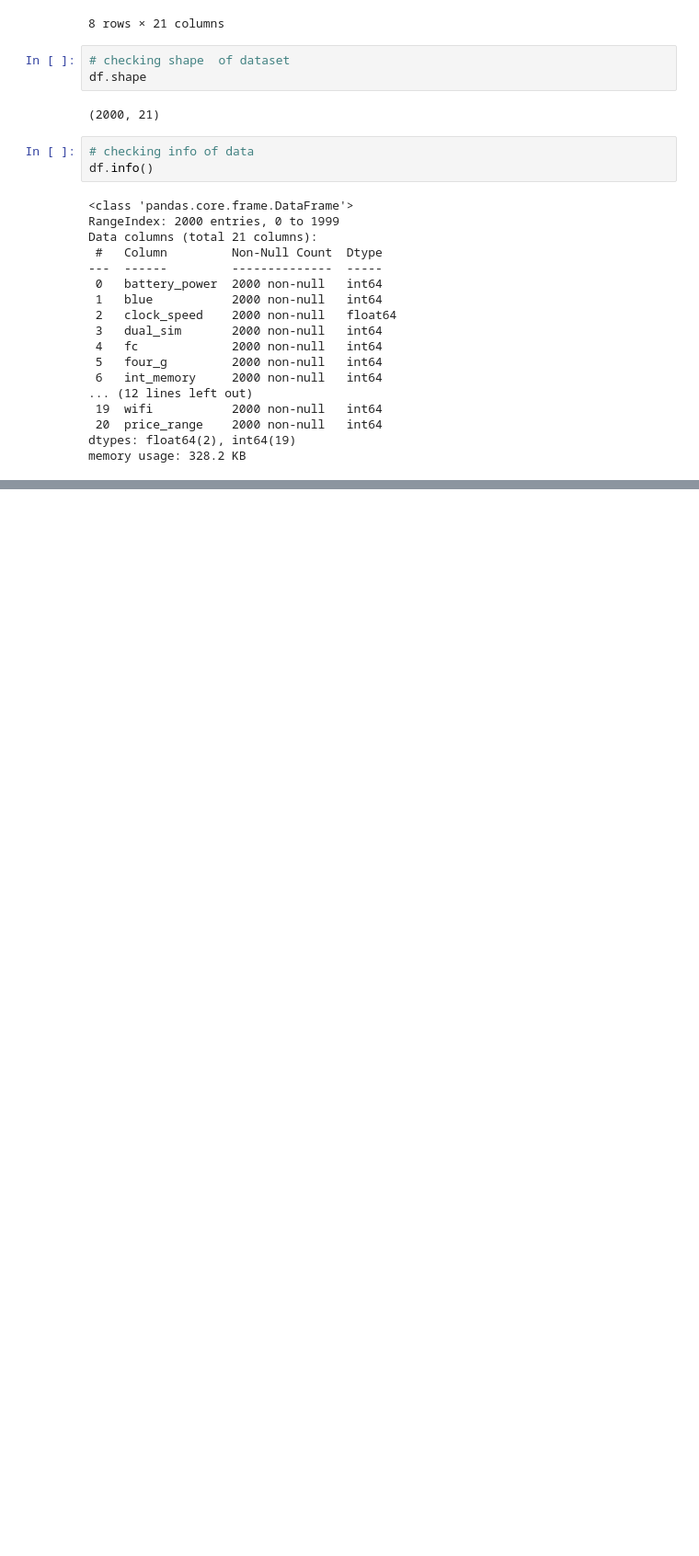
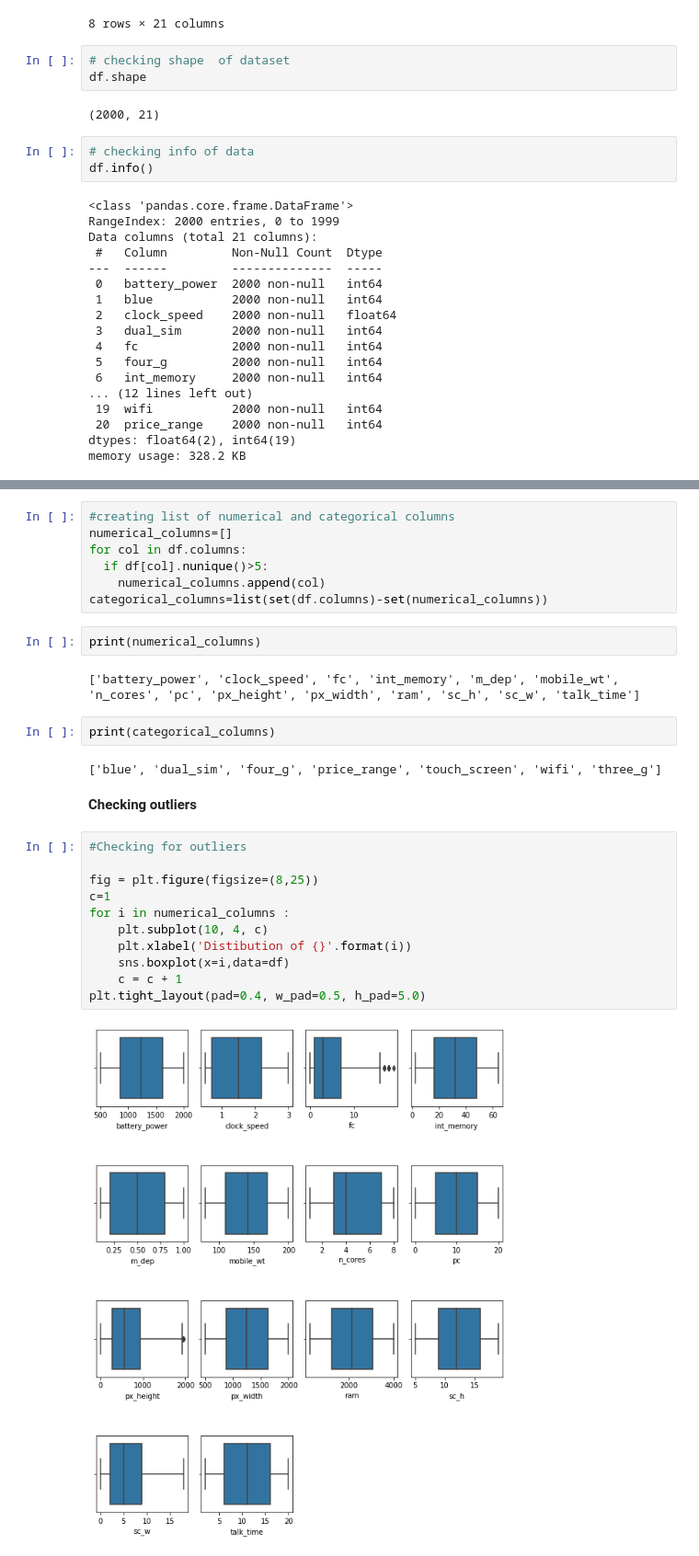
Before and after one commit to kavyas1989/Mobile-Price-Range-Prediction, a Jupyter notebook: Mobile_Price_Range_Prediction.ipynb, the cells around one changed output, grey strips where cells are left out. Shown at 92% size. Drawn from its saved outputs; the diff is of its cells as text; blank space fills up the shorter version.

```diff
--- a/Mobile_Price_Range_Prediction.ipynb
+++ b/Mobile_Price_Range_Prediction.ipynb
@@ -181,0 +231,30 @@ memory usage: 328.2 KB
+# %%
+#creating list of numerical and categorical columns
+numerical_columns=[]
+for col in df.columns:
+  if df[col].nunique()>5:
+    numerical_columns.append(col)
+categorical_columns=list(set(df.columns)-set(numerical_columns))
+# %%
+print(numerical_columns)
+# %% [output]
+['battery_power', 'clock_speed', 'fc', 'int_memory', 'm_dep', 'mobile_wt', 'n_cores', 'pc', 'px_height', 'px_width', 'ram', 'sc_h', 'sc_w', 'talk_time']
+# %%
+print(categorical_columns)
+# %% [output]
+['blue', 'dual_sim', 'four_g', 'price_range', 'touch_screen', 'wifi', 'three_g']
+# %% [markdown]
+**Checking outliers**
+# %%
+#Checking for outliers
+
+fig = plt.figure(figsize=(8,25))
+c=1
+for i in numerical_columns :
+    plt.subplot(10, 4, c)
+    plt.xlabel('Distibution of {}'.format(i))
+    sns.boxplot(x=i,data=df)
+    c = c + 1
+plt.tight_layout(pad=0.4, w_pad=0.5, h_pad=5.0)
+# %% [output]
+[figure, added]
```
Also changed, not shown: parts of 11 cells of this notebook.
